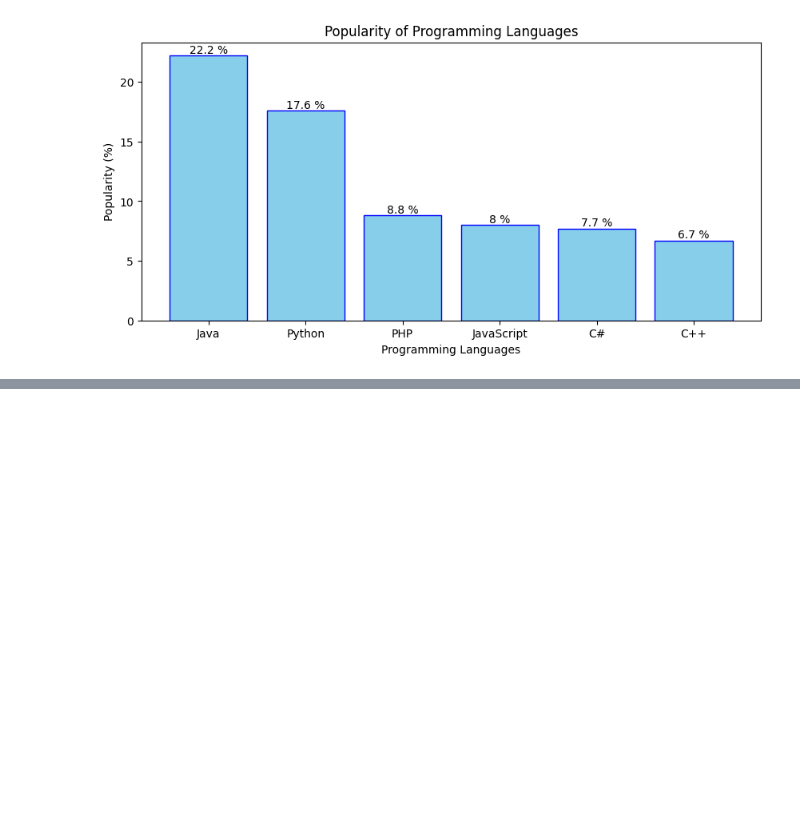
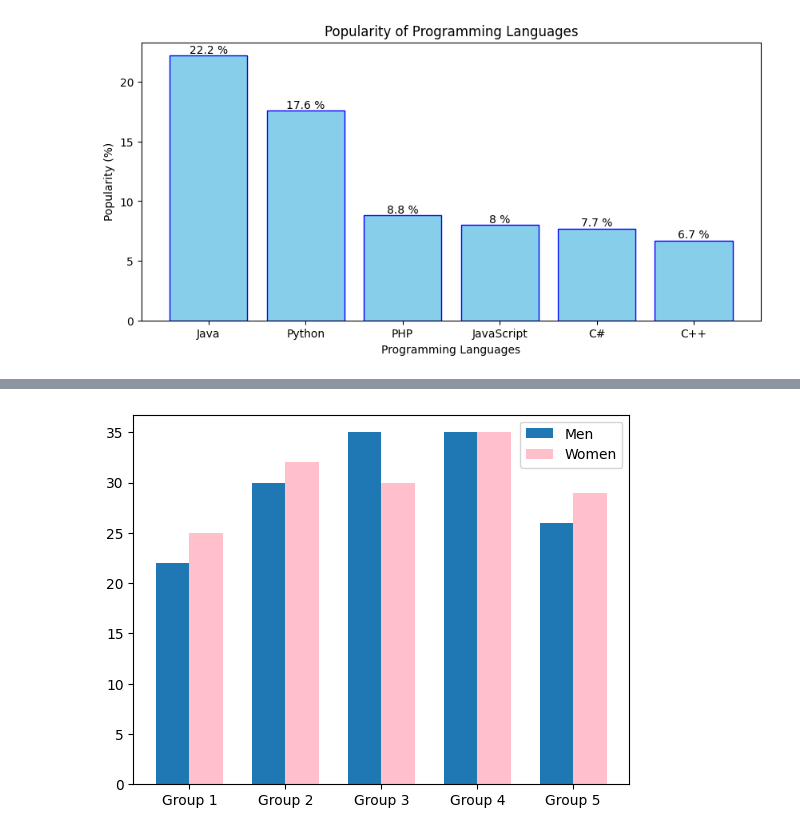
Before and after one commit to Prayag321/Python-libraries, a Jupyter notebook: matplotlib/barchart.ipynb, the cells around one changed output, grey strips where cells are left out. Cells and saved outputs as stored; diff of their text form; code cells hidden in the pictures; blank space fills up the shorter version.

Commit message:
[PRAYAG] Add : Python program to create bar plot of scores by group and gender. Use multiple X values on the same chart for men and women.

```diff
--- a/matplotlib/barchart.ipynb
+++ b/matplotlib/barchart.ipynb
@@ -233,0 +239,18 @@ if __name__=='__main__':
+# %%
+def main():
+	groups = ['Group 1', 'Group 2', 'Group 3', 'Group 4', 'Group 5']
+	means_men = [22, 30, 35, 35, 26]
+	means_women = [25, 32, 30, 35, 29]
+	x=np.arange(len(means_men))
+	width = 0.35
+	plt.bar(x,means_men, width=width ,label='Men')
+	plt.bar(x+width, means_women,color='pink', width=width, label='Women')
+
+	plt.xticks(x+width/2,groups)#for x labels and center
+	plt.legend()
+
+	plt.show()
+if __name__=='__main__':
+	main()
+# %% [output]
+[figure, added]
```
Also changed, not shown: parts of 1 cell of this notebook.
